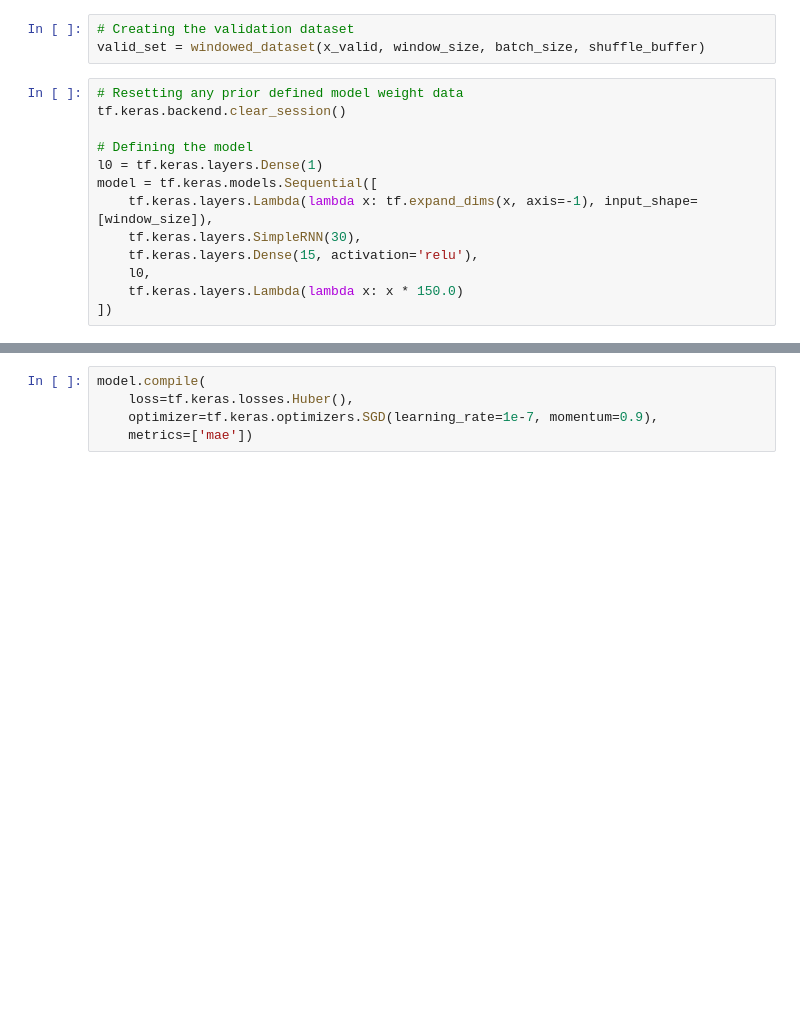
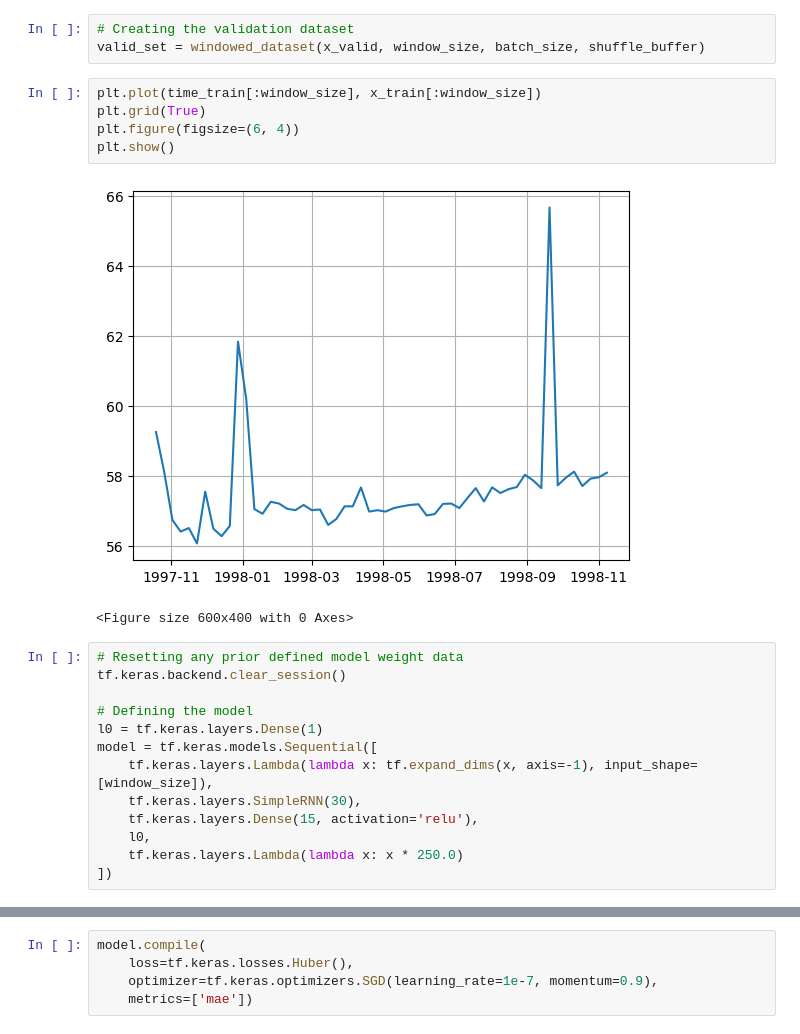
Before and after one commit to Yug-Oswal/Broadway-LionKing-Analysis, a Jupyter notebook: sequence-model.ipynb, the cells around one changed output, grey strips where cells are left out. Cells and saved outputs as stored; diff of their text form; blank space fills up the shorter version.

```diff
--- a/sequence-model.ipynb
+++ b/sequence-model.ipynb
@@ -156,6 +156,14 @@ list(train_set.take(2).as_numpy_iterator())
 # %%
 # Creating the validation dataset
 valid_set = windowed_dataset(x_valid, window_size, batch_size, shuffle_buffer)
+# %%
+plt.plot(time_train[:window_size], x_train[:window_size])
+plt.grid(True)
+plt.figure(figsize=(6, 4))
+plt.show()
+# %% [output]
+[figure, added]
+<Figure size 600x400 with 0 Axes>
 # %%
 # Resetting any prior defined model weight data
 tf.keras.backend.clear_session()
@@ -167,7 +175,7 @@ model = tf.keras.models.Sequential([
     tf.keras.layers.SimpleRNN(30),
     tf.keras.layers.Dense(15, activation='relu'),
     l0,
-    tf.keras.layers.Lambda(lambda x: x * 150.0)
+    tf.keras.layers.Lambda(lambda x: x * 250.0)
 ])
 # %%
 print(l0.get_weights())
```
Also changed, not shown: parts of 13 cells of this notebook, 3 other files.
